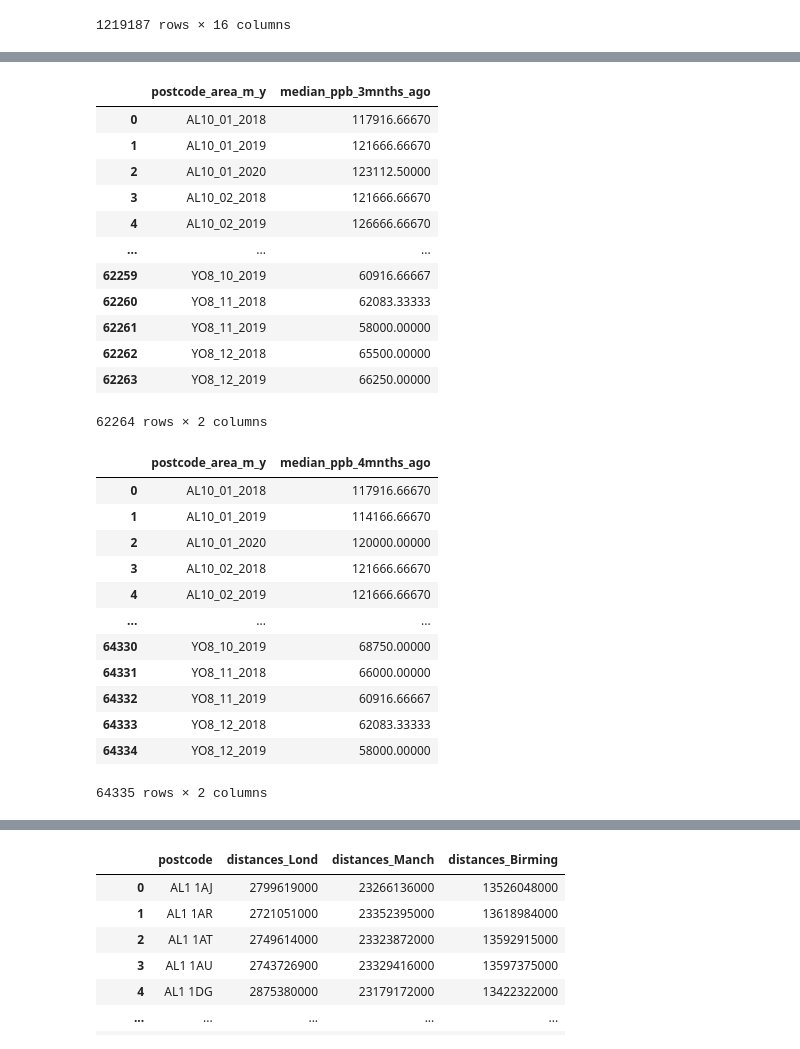
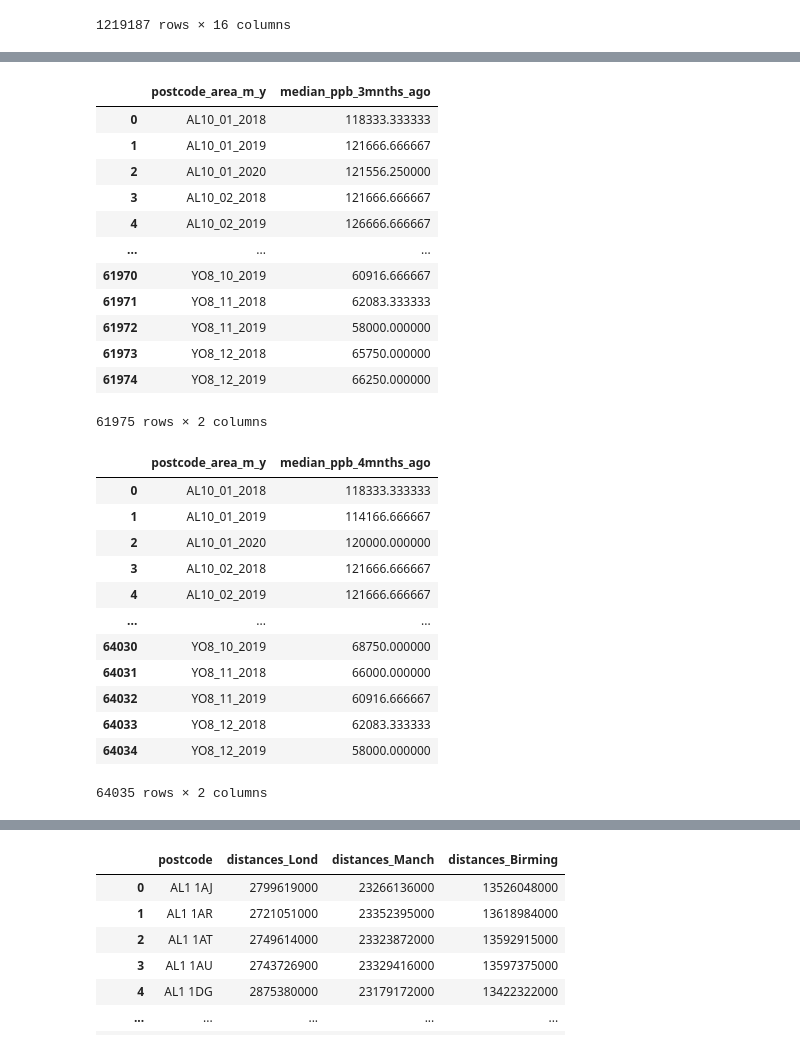
Before and after one commit to oxanaRC/CE902, a Jupyter notebook: Building_experimental_dataset.ipynb, the cells around one changed output, grey strips where cells are left out. Drawn from its saved outputs; the diff is of its cells as text; code cells hidden in the pictures.

```diff
--- a/Building_experimental_dataset.ipynb
+++ b/Building_experimental_dataset.ipynb
@@ -520,43 +537,43 @@ See the caveats in the documentation: https://pandas.pydata.org/pandas-docs/stab
 # %%
 #extracting historic (3 months) median price per bedroom for each postal area
-sqlstring='SELECT  median_hist_3mth_ppb.postcode_area_m_y,  median_hist_3mth_ppb.median_ppb_3mnths_ago FROM projectdata.median_hist_3mth_ppb'
+sqlstring='SELECT   median_hist_3mnth_after_removed_outliers.postcode_area_m_y,   median_hist_3mnth_after_removed_outliers.median_ppb_3mnths_ago FROM projectdata. median_hist_3mnth_after_removed_outliers'
 hist_median_ppb_3mnth=db.sql(sqlstring)
 df_hist_median_ppb_3mnth=pd.DataFrame(hist_median_ppb_3mnth)
 df_hist_median_ppb_3mnth
 # %% [output]
 |  | postcode_area_m_y | median_ppb_3mnths_ago |
-| 0 | AL10_01_2018 | 117916.66670 |
-| 1 | AL10_01_2019 | 121666.66670 |
-| 2 | AL10_01_2020 | 123112.50000 |
-| 3 | AL10_02_2018 | 121666.66670 |
-| 4 | AL10_02_2019 | 126666.66670 |
+| 0 | AL10_01_2018 | 118333.333333 |
+| 1 | AL10_01_2019 | 121666.666667 |
+| 2 | AL10_01_2020 | 121556.250000 |
+| 3 | AL10_02_2018 | 121666.666667 |
+| 4 | AL10_02_2019 | 126666.666667 |
 | ... | ... | ... |
-| 62259 | YO8_10_2019 | 60916.66667 |
-| 62260 | YO8_11_2018 | 62083.33333 |
-| 62261 | YO8_11_2019 | 58000.00000 |
-| 62262 | YO8_12_2018 | 65500.00000 |
-| 62263 | YO8_12_2019 | 66250.00000 |
+| 61970 | YO8_10_2019 | 60916.666667 |
+| 61971 | YO8_11_2018 | 62083.333333 |
+| 61972 | YO8_11_2019 | 58000.000000 |
+| 61973 | YO8_12_2018 | 65750.000000 |
+| 61974 | YO8_12_2019 | 66250.000000 |
-62264 rows × 2 columns
+61975 rows × 2 columns
 # %%
 #extracting historic (4 months) median price per bedroom for each postal area
-sqlstring='SELECT  median_hist_4mth_ppb.postcode_area_m_y,  median_hist_4mth_ppb.median_ppb_4mnths_ago FROM projectdata.median_hist_4mth_ppb'
+sqlstring='SELECT  median_hist_4mnth_after_removed_outliers.postcode_area_m_y,  median_hist_4mnth_after_removed_outliers.median_ppb_4mnths_ago FROM projectdata.median_hist_4mnth_after_removed_outliers'
 hist_median_ppb_4mnth=db.sql(sqlstring)
 df_hist_median_ppb_4mnth=pd.DataFrame(hist_median_ppb_4mnth)
 df_hist_median_ppb_4mnth
 # %% [output]
 |  | postcode_area_m_y | median_ppb_4mnths_ago |
-| 0 | AL10_01_2018 | 117916.66670 |
-| 1 | AL10_01_2019 | 114166.66670 |
-| 2 | AL10_01_2020 | 120000.00000 |
-| 3 | AL10_02_2018 | 121666.66670 |
-| 4 | AL10_02_2019 | 121666.66670 |
+| 0 | AL10_01_2018 | 118333.333333 |
+| 1 | AL10_01_2019 | 114166.666667 |
+| 2 | AL10_01_2020 | 120000.000000 |
+| 3 | AL10_02_2018 | 121666.666667 |
+| 4 | AL10_02_2019 | 121666.666667 |
 | ... | ... | ... |
-| 64330 | YO8_10_2019 | 68750.00000 |
-| 64331 | YO8_11_2018 | 66000.00000 |
-| 64332 | YO8_11_2019 | 60916.66667 |
-| 64333 | YO8_12_2018 | 62083.33333 |
-| 64334 | YO8_12_2019 | 58000.00000 |
+| 64030 | YO8_10_2019 | 68750.000000 |
+| 64031 | YO8_11_2018 | 66000.000000 |
+| 64032 | YO8_11_2019 | 60916.666667 |
+| 64033 | YO8_12_2018 | 62083.333333 |
+| 64034 | YO8_12_2019 | 58000.000000 |
-64335 rows × 2 columns
+64035 rows × 2 columns
 # %%
 #fields for merging with historic median prices per bedroom
 data['postcode_area_m_y']=data['postcode'].str.split(' ').str[0]+'_'+data['deed_date'].str.split('/').str[1]+'_'+data['deed_date'].str.split('/').str[2]
```
Also changed, not shown: parts of 18 cells of this notebook.
